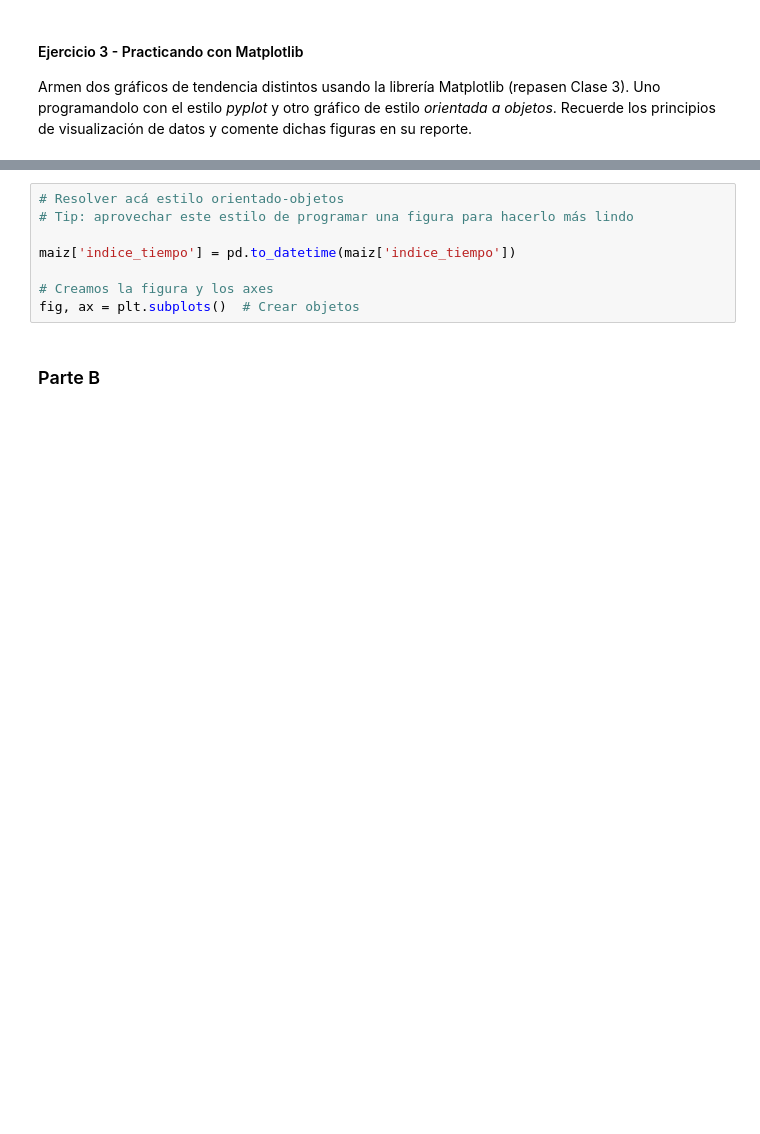
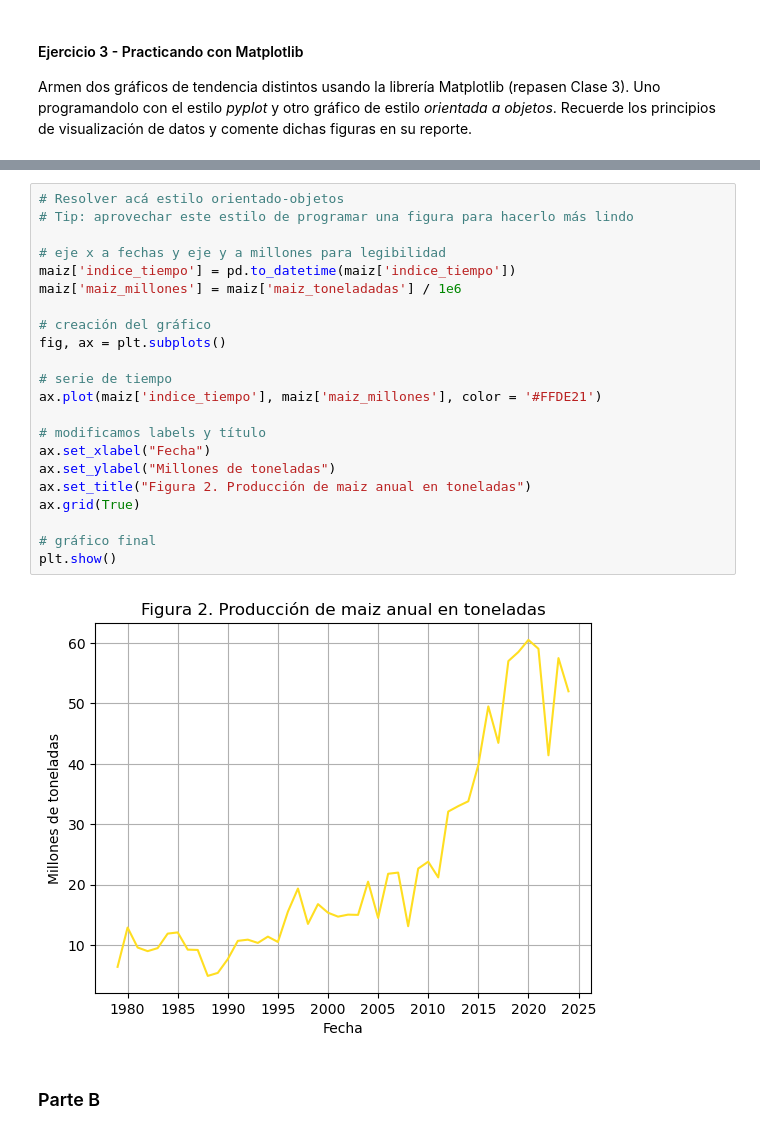
Before and after one commit to StefanoPistoia/Big-Data-Grupo-2, a Jupyter notebook: TP1/TP1_UBA.ipynb, the cells around one changed output, grey strips where cells are left out. Drawn from its saved outputs; the diff is of its cells as text; blank space fills up the shorter version.

```diff
--- a/TP1/TP1_UBA.ipynb
+++ b/TP1/TP1_UBA.ipynb
@@ -101,11 +105,27 @@ plt.show()
 # %%
 # Resolver acá estilo orientado-objetos
 # Tip: aprovechar este estilo de programar una figura para hacerlo más lindo
 
+# eje x a fechas y eje y a millones para legibilidad
 maiz['indice_tiempo'] = pd.to_datetime(maiz['indice_tiempo'])
+maiz['maiz_millones'] = maiz['maiz_toneladadas'] / 1e6
 
-# Creamos la figura y los axes
-fig, ax = plt.subplots()  # Crear objetos
+# creación del gráfico
+fig, ax = plt.subplots()
+
+# serie de tiempo
+ax.plot(maiz['indice_tiempo'], maiz['maiz_millones'], color = '#FFDE21')
+
+# modificamos labels y título
+ax.set_xlabel("Fecha")
+ax.set_ylabel("Millones de toneladas")
+ax.set_title("Figura 2. Producción de maiz anual en toneladas")
+ax.grid(True)
+
+# gráfico final
+plt.show()
+# %% [output]
+[figure, added]
 # %% [markdown]
 ### Parte B
 # %% [markdown]
```
Also changed, not shown: parts of 3 cells of this notebook, 2 other files.
